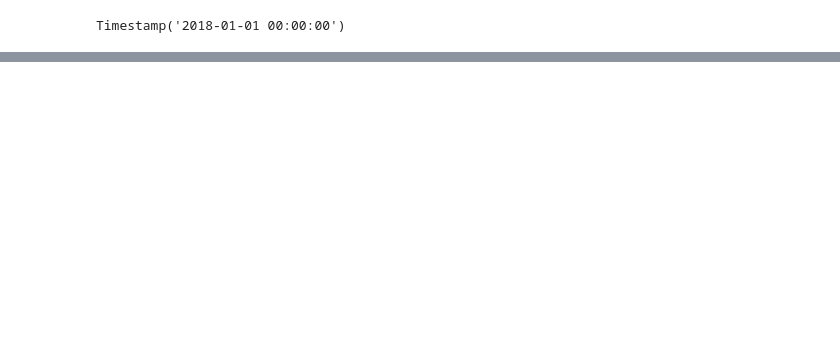
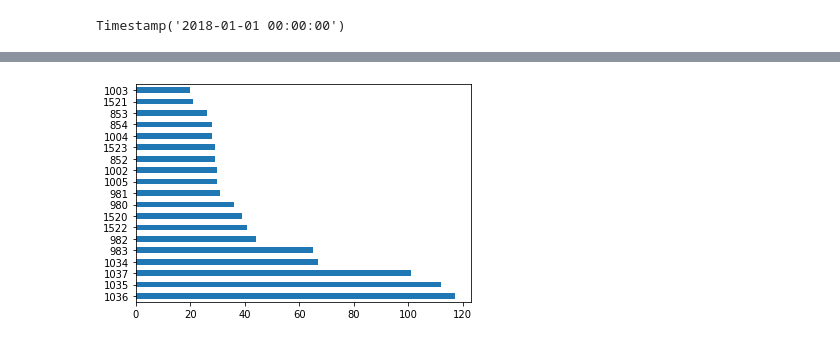
Before and after one commit to Emboava2022/Desafio-C-digo-Python, a Jupyter notebook: Datas.ipynb, the cells around one changed output, grey strips where cells are left out. Saved outputs shown, nothing was run; the diff lists cells and outputs as text; code cells hidden in the pictures; blank space fills up the shorter version.

```diff
--- a/Datas.ipynb
+++ b/Datas.ipynb
@@ -191,0 +224,6 @@ vendas_marco_2019.sample(20)
+# %%
+# Gráfico de barras horizontais - colocando no final do bar a letra h (horizontal)
+
+df['LojaID'].value_counts().plot.barh();
+# %% [output]
+[figure, added]
```
Also changed, not shown: parts of 25 cells of this notebook.
